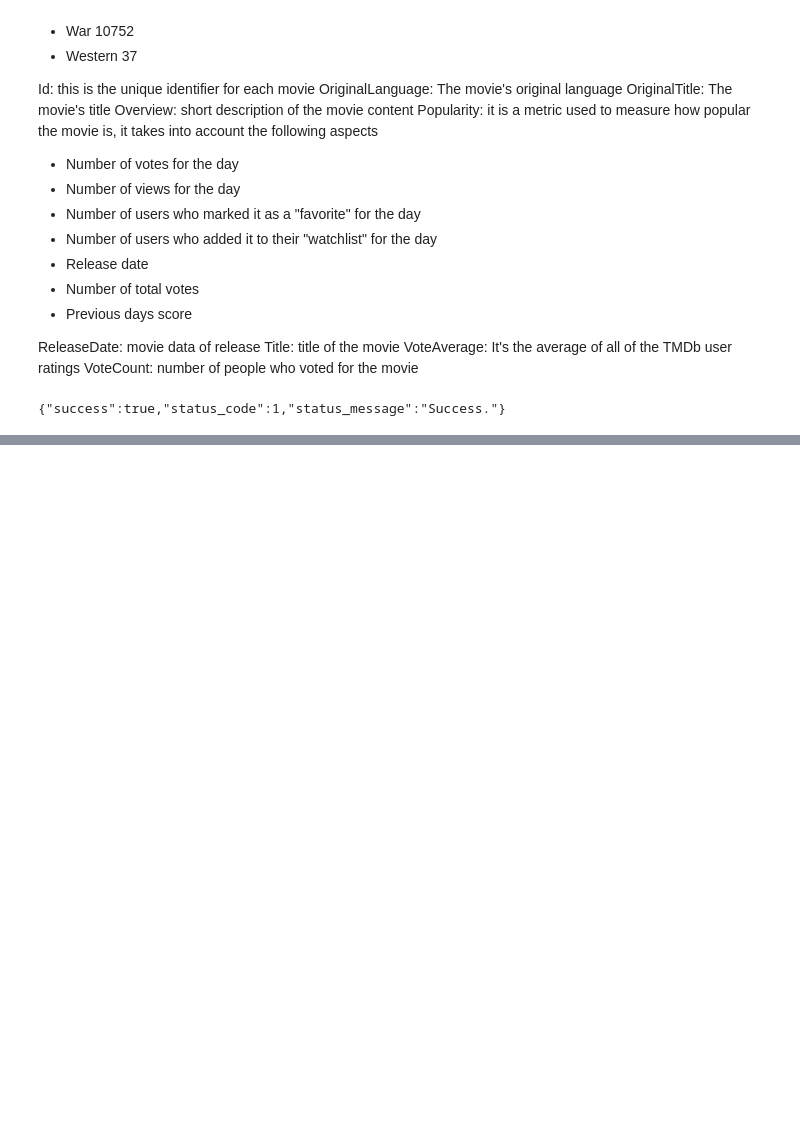
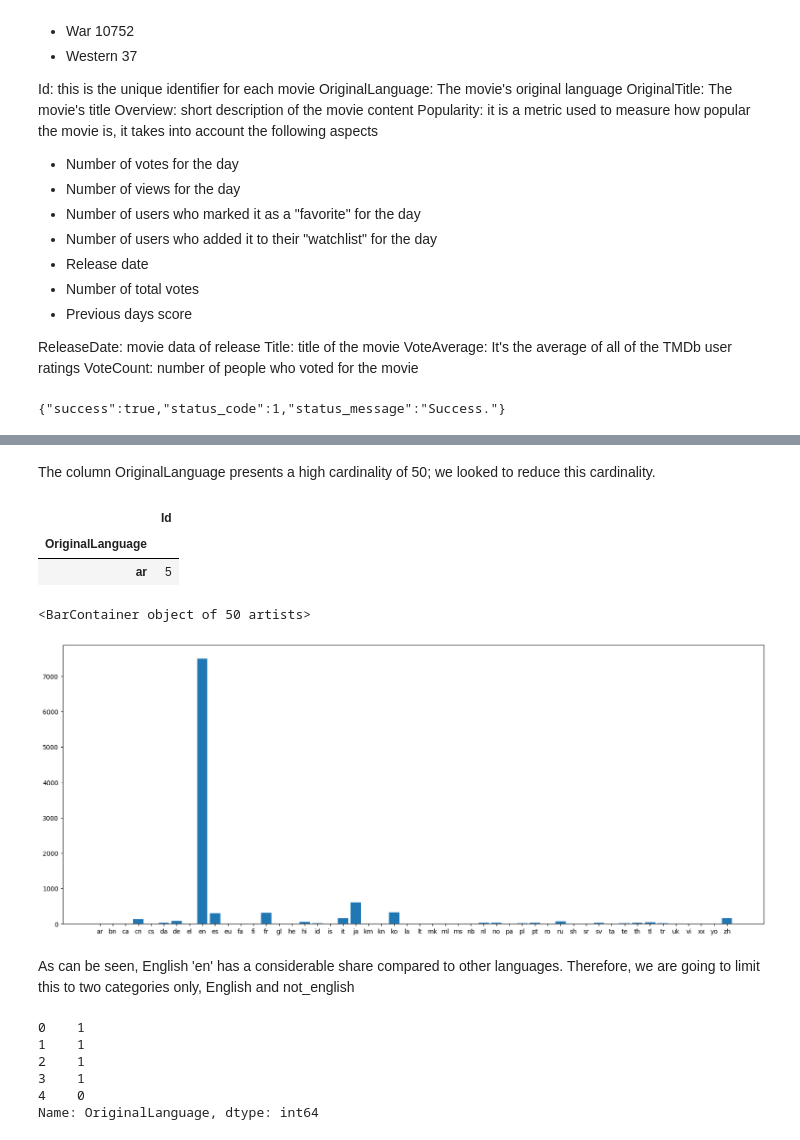
Before and after one commit to mlgomez0/advanced_python_project, a Jupyter notebook: notebooks/movies.ipynb, the cells around one changed output, grey strips where cells are left out. Saved outputs shown, nothing was run; the diff lists cells and outputs as text; code cells hidden in the pictures; blank space fills up the shorter version.

```diff
--- a/notebooks/movies.ipynb
+++ b/notebooks/movies.ipynb
@@ -183,0 +509,3 @@ df_movies.head()
+# %%
+prod_places_columns = list(new_prod_contries_map.keys())
+prod_places_columns
@@ -183,0 +514,4 @@ df_movies.head()
+# %%
+# create new columns in the dataframe with initial zero values
+
+df[prod_places_columns] = 0
@@ -183,0 +540,3 @@ df_movies.head()
+# %%
+# dropping the ProductionCountries column
+df.drop('ProductionCountries', axis=1, inplace=True)
@@ -183,0 +554,2 @@ df_movies.head()
+# %% [markdown]
+The column OriginalLanguage presents a high cardinality of 50; we looked to reduce this cardinality.
@@ -183,0 +562,16 @@ df_movies.head()
+# %%
+ol_df = df.groupby('OriginalLanguage')[['Id']].count()
+ol_df.head(1)
+# %% [output]
+|  | Id |
+| OriginalLanguage |  |
+| ar | 5 |
+# %%
+# Visualizing category distribution for original language
+plt.figure(figsize=(20, 8))
+plt.bar(ol_df.index, ol_df['Id'])
+# %% [output]
+<BarContainer object of 50 artists>
+[figure, added]
+# %% [markdown]
+As can be seen, English 'en' has a considerable share compared to other languages. Therefore, we are going to limit this to two categories only, English and not_english
@@ -183,0 +588,9 @@ df_movies.head()
+# %%
+df['OriginalLanguage'].head()
+# %% [output]
+0    1
+1    1
+2    1
+3    1
+4    0
+Name: OriginalLanguage, dtype: int64
```
Also changed, not shown: parts of 56 cells of this notebook, 1 other file.
